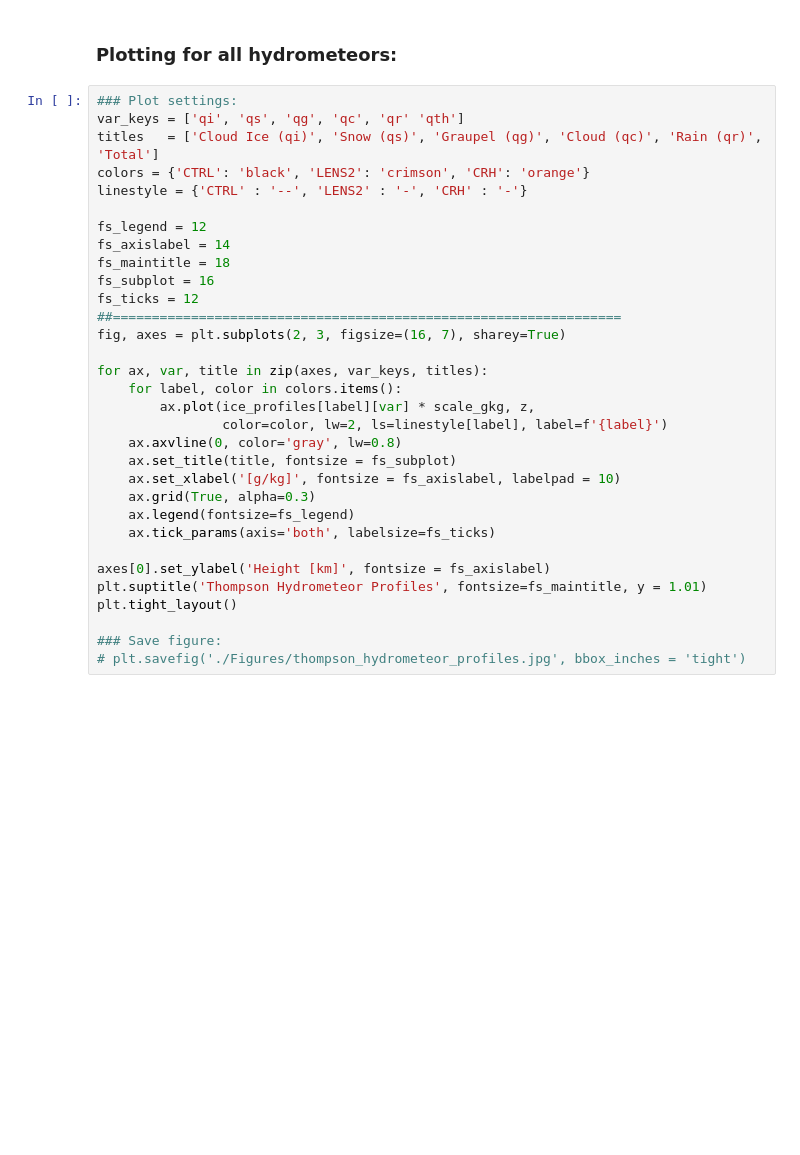
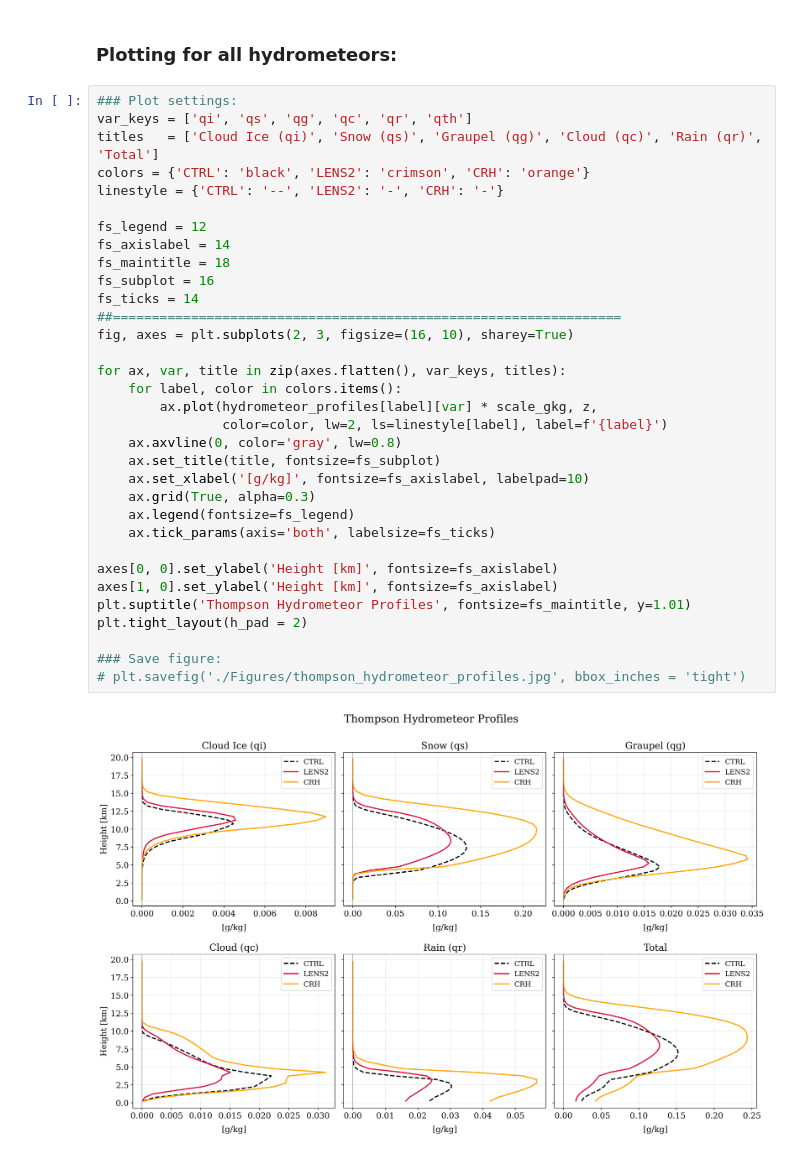
Before and after one commit to meganf11/IdealizedQLCSs_WarmerClimate, a Jupyter notebook: ThompsonSpecies.ipynb, the cells around one changed output. Cells and saved outputs as stored; diff of their text form; blank space fills up the shorter version.

Commit message:
updated the plotting function

```diff
--- a/ThompsonSpecies.ipynb
+++ b/ThompsonSpecies.ipynb
@@ -107,33 +109,36 @@ plt.tight_layout()
 ### Plotting for all hydrometeors:
 # %%
 ### Plot settings:
-var_keys = ['qi', 'qs', 'qg', 'qc', 'qr' 'qth']
+var_keys = ['qi', 'qs', 'qg', 'qc', 'qr', 'qth']
 titles   = ['Cloud Ice (qi)', 'Snow (qs)', 'Graupel (qg)', 'Cloud (qc)', 'Rain (qr)', 'Total']
 colors = {'CTRL': 'black', 'LENS2': 'crimson', 'CRH': 'orange'}
-linestyle = {'CTRL' : '--', 'LENS2' : '-', 'CRH' : '-'}
+linestyle = {'CTRL': '--', 'LENS2': '-', 'CRH': '-'}
 
 fs_legend = 12
 fs_axislabel = 14
 fs_maintitle = 18
 fs_subplot = 16
-fs_ticks = 12
+fs_ticks = 14
 ##=================================================================
-fig, axes = plt.subplots(2, 3, figsize=(16, 7), sharey=True)
+fig, axes = plt.subplots(2, 3, figsize=(16, 10), sharey=True)
 
-for ax, var, title in zip(axes, var_keys, titles):
+for ax, var, title in zip(axes.flatten(), var_keys, titles):
     for label, color in colors.items():
-        ax.plot(ice_profiles[label][var] * scale_gkg, z,
+        ax.plot(hydrometeor_profiles[label][var] * scale_gkg, z,
                 color=color, lw=2, ls=linestyle[label], label=f'{label}')
     ax.axvline(0, color='gray', lw=0.8)
-    ax.set_title(title, fontsize = fs_subplot)
-    ax.set_xlabel('[g/kg]', fontsize = fs_axislabel, labelpad = 10)
+    ax.set_title(title, fontsize=fs_subplot)
+    ax.set_xlabel('[g/kg]', fontsize=fs_axislabel, labelpad=10)
     ax.grid(True, alpha=0.3)
     ax.legend(fontsize=fs_legend)
     ax.tick_params(axis='both', labelsize=fs_ticks)
 
-axes[0].set_ylabel('Height [km]', fontsize = fs_axislabel)
-plt.suptitle('Thompson Hydrometeor Profiles', fontsize=fs_maintitle, y = 1.01)
-plt.tight_layout()
+axes[0, 0].set_ylabel('Height [km]', fontsize=fs_axislabel)
+axes[1, 0].set_ylabel('Height [km]', fontsize=fs_axislabel)
+plt.suptitle('Thompson Hydrometeor Profiles', fontsize=fs_maintitle, y=1.01)
+plt.tight_layout(h_pad = 2)
 
 ### Save figure:
 # plt.savefig('./Figures/thompson_hydrometeor_profiles.jpg', bbox_inches = 'tight')
+# %% [output]
+[figure, added]
```
Also changed, not shown: parts of 1 cell of this notebook.
